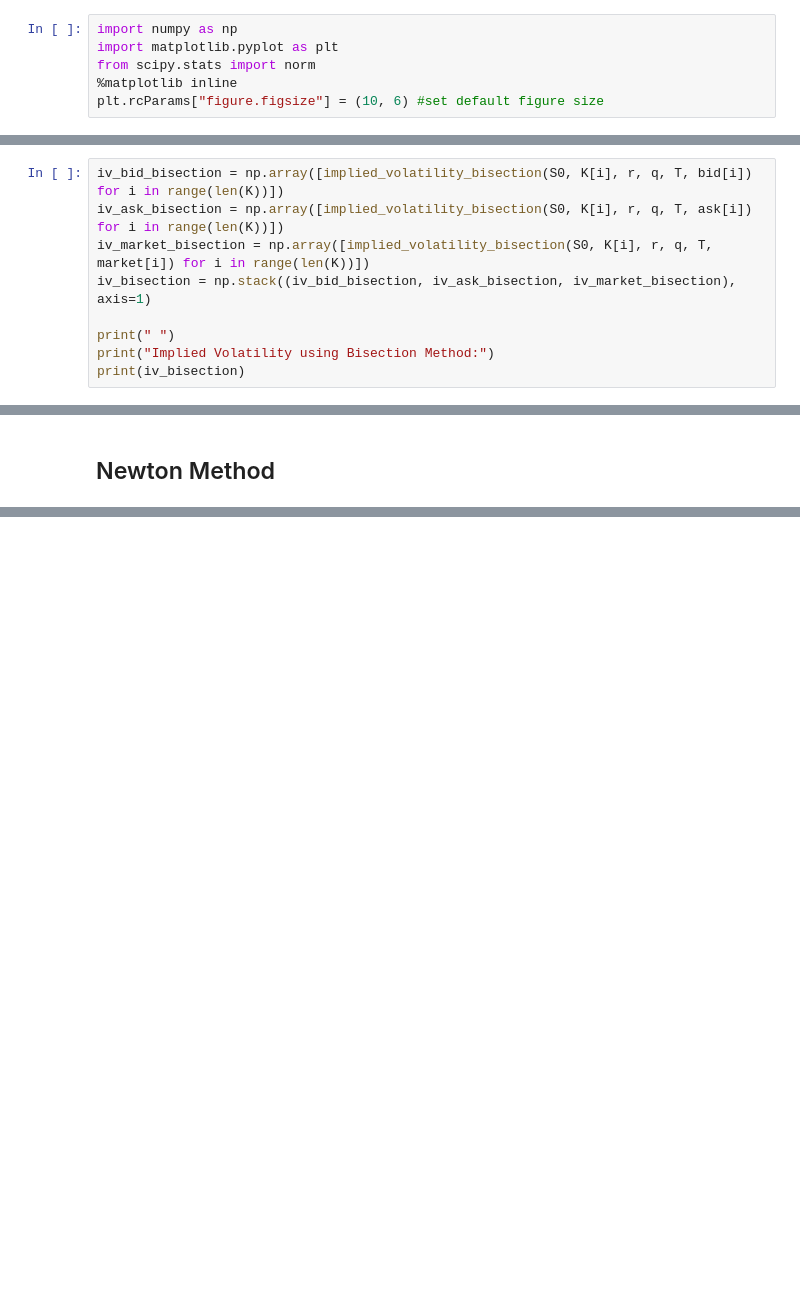
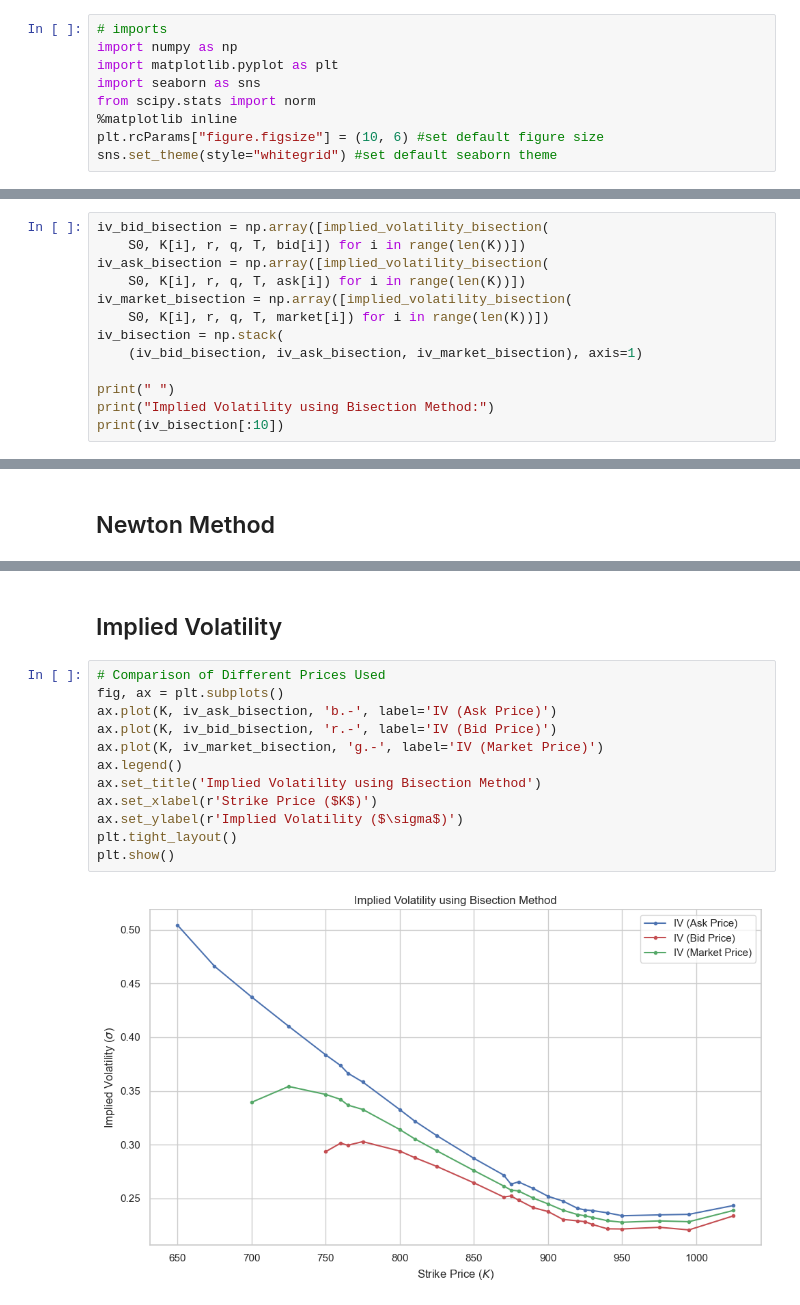
Before and after one commit to zhenqihu/DerPricing, a Jupyter notebook: EF4820/hw2_q3.ipynb, the cells around one changed output, grey strips where cells are left out. Drawn from its saved outputs; the diff is of its cells as text; blank space fills up the shorter version.

```diff
--- a/EF4820/hw2_q3.ipynb
+++ b/EF4820/hw2_q3.ipynb
@@ -1,9 +1,12 @@
 # %%
+# imports
 import numpy as np
 import matplotlib.pyplot as plt
+import seaborn as sns
 from scipy.stats import norm
 %matplotlib inline
 plt.rcParams["figure.figsize"] = (10, 6) #set default figure size
+sns.set_theme(style="whitegrid") #set default seaborn theme
 # %%
 # load data
 cboe_quotes = np.loadtxt('CBOEQuotes.txt')
@@ -96,12 +97,16 @@ def implied_volatility_bisection(S, K, r, q, T, C, tol=1e-6, max_iter=1000):
         max_iter -= 1
     return guess
 # %%
-iv_bid_bisection = np.array([implied_volatility_bisection(S0, K[i], r, q, T, bid[i]) for i in range(len(K))])
-iv_ask_bisection = np.array([implied_volatility_bisection(S0, K[i], r, q, T, ask[i]) for i in range(len(K))])
-iv_market_bisection = np.array([implied_volatility_bisection(S0, K[i], r, q, T, market[i]) for i in range(len(K))])
-iv_bisection = np.stack((iv_bid_bisection, iv_ask_bisection, iv_market_bisection), axis=1)
+iv_bid_bisection = np.array([implied_volatility_bisection(
+    S0, K[i], r, q, T, bid[i]) for i in range(len(K))])
+iv_ask_bisection = np.array([implied_volatility_bisection(
+    S0, K[i], r, q, T, ask[i]) for i in range(len(K))])
+iv_market_bisection = np.array([implied_volatility_bisection(
+    S0, K[i], r, q, T, market[i]) for i in range(len(K))])
+iv_bisection = np.stack(
+    (iv_bid_bisection, iv_ask_bisection, iv_market_bisection), axis=1)
 
 print(" ")
 print("Implied Volatility using Bisection Method:")
-print(iv_bisection)
+print(iv_bisection[:10])
 # %% [output]
@@ -203,0 +219,16 @@ Implied Volatility using Newton's Method:
+# %% [markdown]
+## Implied Volatility
+# %%
+# Comparison of Different Prices Used
+fig, ax = plt.subplots()
+ax.plot(K, iv_ask_bisection, 'b.-', label='IV (Ask Price)')
+ax.plot(K, iv_bid_bisection, 'r.-', label='IV (Bid Price)')
+ax.plot(K, iv_market_bisection, 'g.-', label='IV (Market Price)')
+ax.legend()
+ax.set_title('Implied Volatility using Bisection Method')
+ax.set_xlabel(r'Strike Price ($K$)')
+ax.set_ylabel(r'Implied Volatility ($\sigma$)')
+plt.tight_layout()
+plt.show()
+# %% [output]
+[figure, added]
```
Also changed, not shown: parts of 11 cells of this notebook, 1 other file.
